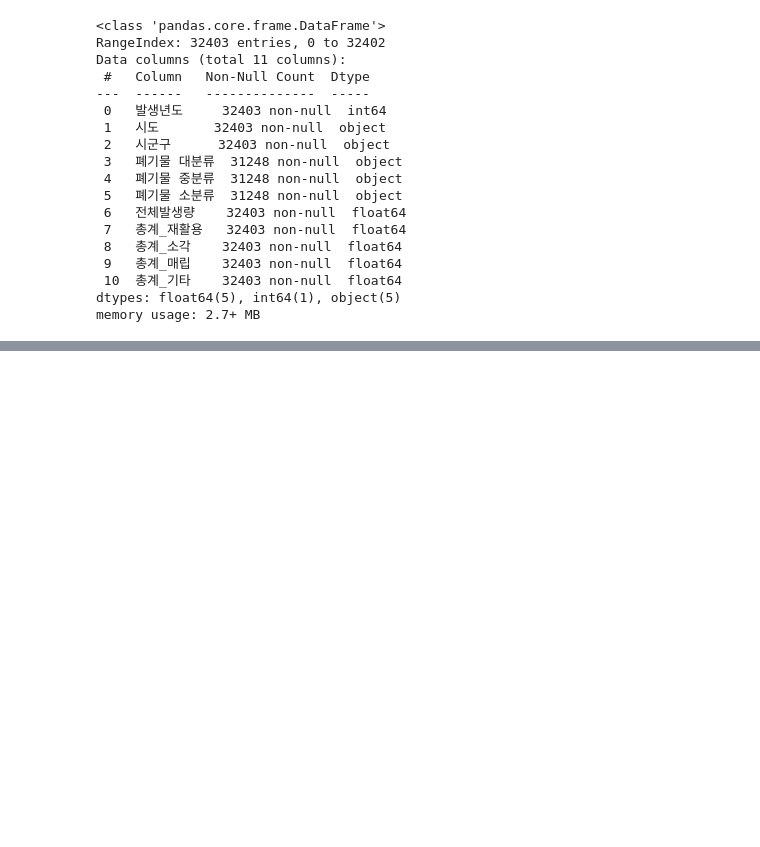
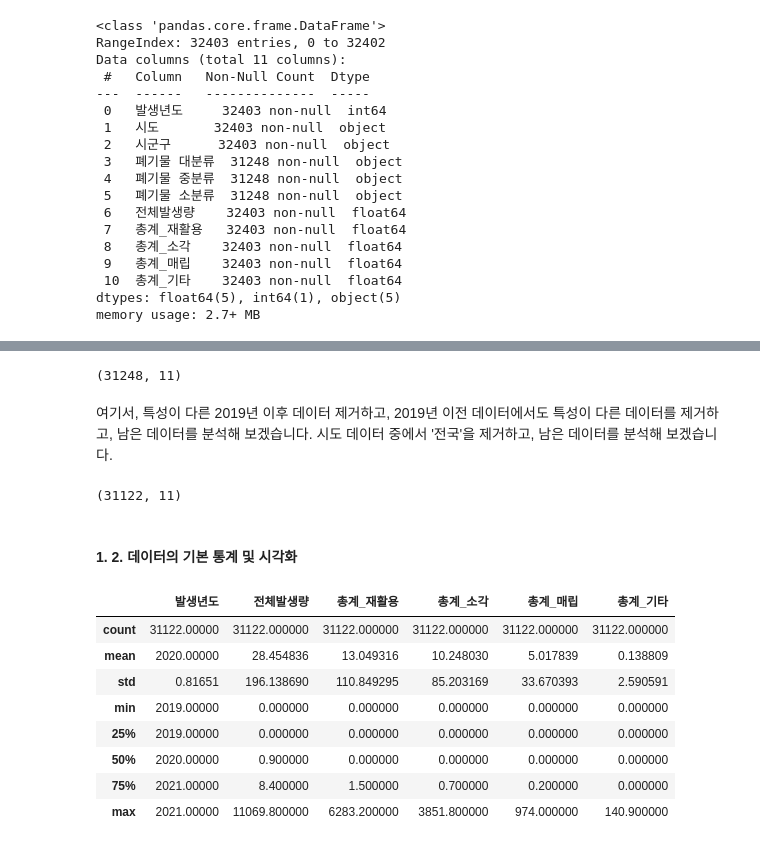
Before and after one commit to arkwith7/BDAV1, a Jupyter notebook: 02_전국폐기물발생및처리현황_data_processing.ipynb, the cells around one changed output, grey strips where cells are left out. Cells and saved outputs as stored; diff of their text form; code cells hidden in the pictures; blank space fills up the shorter version.

```diff
--- a/02_전국폐기물발생및처리현황_data_processing.ipynb
+++ b/02_전국폐기물발생및처리현황_data_processing.ipynb
@@ -109,0 +148,37 @@ plt.show()
+# %%
+# Drop rows with missing values in '폐기물 대분류', '폐기물 중분류', '폐기물 소분류' columns
+data_cleaned = data.dropna(subset=['폐기물 대분류', '폐기물 중분류', '폐기물 소분류'])
+
+# Check the shape of the cleaned data
+data_cleaned.shape
+# %% [output]
+(31248, 11)
+# %% [markdown]
+여기서, 특성이 다른 2019년 이후 데이터 제거하고, 2019년 이전 데이터에서도 특성이 다른 데이터를 제거하고, 남은 데이터를 분석해 보겠습니다.
+시도 데이터 중에서 '전국'을 제거하고, 남은 데이터를 분석해 보겠습니다.
+# %%
+# Drop rows with '발생년도' before 2019
+data_cleaned = data_cleaned[data_cleaned['발생년도'] < 2019]
+
+# Drop rows with '시도' == '전국'
+data_cleaned = data_cleaned[data_cleaned['시도'] != '전국']
+
+# Check the shape of the cleaned data
+data_cleaned.shape
+# %% [output]
+(31122, 11)
+# %% [markdown]
+#### 1. 2. 데이터의 기본 통계 및 시각화
+# %%
+# Display basic statistics for numerical columns
+data_cleaned.describe()
+# %% [output]
+|  | 발생년도 | 전체발생량 | 총계_재활용 | 총계_소각 | 총계_매립 | 총계_기타 |
+| count | 31122.00000 | 31122.000000 | 31122.000000 | 31122.000000 | 31122.000000 | 31122.000000 |
+| mean | 2020.00000 | 28.454836 | 13.049316 | 10.248030 | 5.017839 | 0.138809 |
+| std | 0.81651 | 196.138690 | 110.849295 | 85.203169 | 33.670393 | 2.590591 |
+| min | 2019.00000 | 0.000000 | 0.000000 | 0.000000 | 0.000000 | 0.000000 |
+| 25% | 2019.00000 | 0.000000 | 0.000000 | 0.000000 | 0.000000 | 0.000000 |
+| 50% | 2020.00000 | 0.900000 | 0.000000 | 0.000000 | 0.000000 | 0.000000 |
+| 75% | 2021.00000 | 8.400000 | 1.500000 | 0.700000 | 0.200000 | 0.000000 |
+| max | 2021.00000 | 11069.800000 | 6283.200000 | 3851.800000 | 974.000000 | 140.900000 |
```
Also changed, not shown: parts of 7 cells of this notebook, 1 other file.
